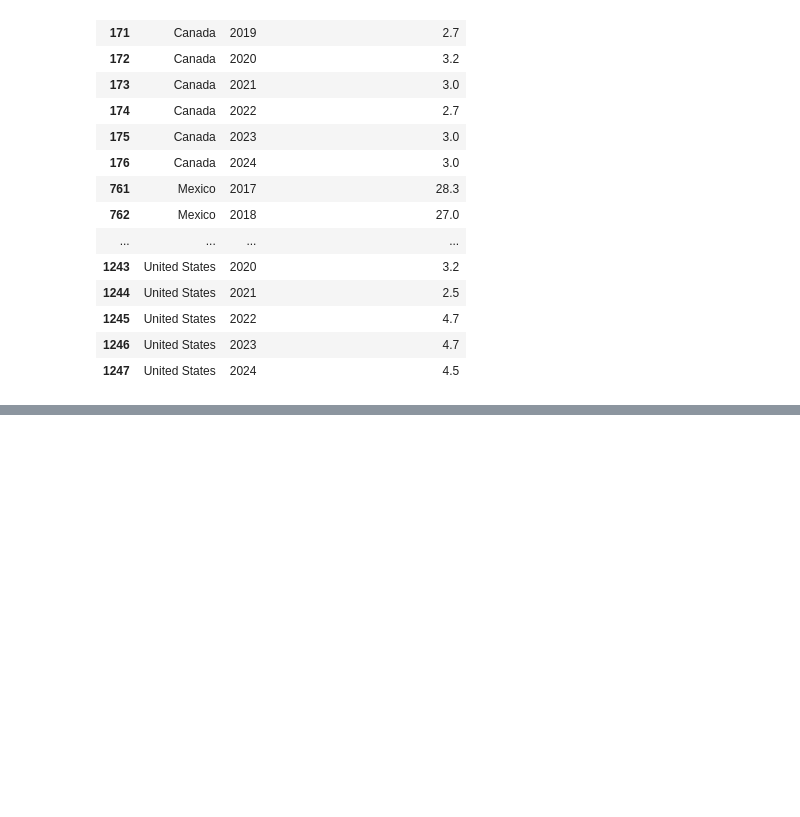
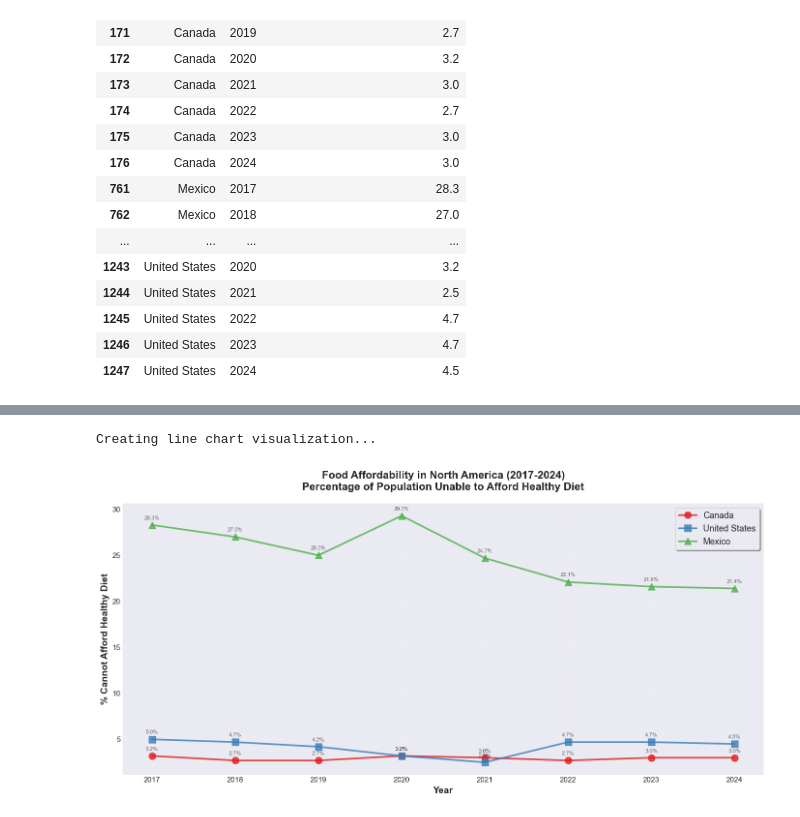
Before and after one commit to khfong26/Sta160-Group-Project, a Jupyter notebook: notebooks/our_World_data_cleaning.ipynb, the cells around one changed output, grey strips where cells are left out. Cells and saved outputs as stored; diff of their text form; code cells hidden in the pictures; blank space fills up the shorter version.

Commit message:
clean data
clean data

```diff
--- a/notebooks/our_World_data_cleaning.ipynb
+++ b/notebooks/our_World_data_cleaning.ipynb
@@ -684,0 +734,47 @@ dtype: int64
+# %%
+print("\nCreating line chart visualization...")
+
+plt.figure(figsize=(14, 7))
+
+# Define colors and markers for each country
+colors = {'Canada': '#E41A1C', 'United States': '#377EB8', 'Mexico': '#4DAF4A'}
+markers = {'Canada': 'o', 'United States': 's', 'Mexico': '^'}
+
+# Plot each country
+for country in ['Canada', 'United States', 'Mexico']:
+    country_data = north_america_clean[north_america_clean['Country'] == country]
+    plt.plot(country_data['Year'],
+             country_data['Cannot_Afford_Healthy_Diet_Pct'],
+             marker=markers[country],
+             color=colors[country],
+             linewidth=2.5,
+             markersize=10,
+             label=country,
+             alpha=0.8)
+
+plt.xlabel('Year', fontsize=14, fontweight='bold')
+plt.ylabel('% Cannot Afford Healthy Diet', fontsize=14, fontweight='bold')
+plt.title('Food Affordability in North America (2017-2024)\nPercentage of Population Unable to Afford Healthy Diet',
+          fontsize=16, fontweight='bold', pad=20)
+plt.legend(fontsize=13, loc='best', frameon=True, shadow=True, fancybox=True)
+plt.grid(True, alpha=0.3, linestyle='--')
+plt.xticks(north_america_clean['Year'].unique(), fontsize=11)
+plt.yticks(fontsize=11)
+
+# Add value labels on points
+for country in ['Canada', 'United States', 'Mexico']:
+    country_data = north_america_clean[north_america_clean['Country'] == country]
+    for _, row in country_data.iterrows():
+        plt.annotate(f'{row["Cannot_Afford_Healthy_Diet_Pct"]:.1f}%',
+                    (row['Year'], row['Cannot_Afford_Healthy_Diet_Pct']),
+                    textcoords="offset points",
+                    xytext=(0, 8),
+                    ha='center',
+                    fontsize=8,
+                    alpha=0.7)
+
+plt.tight_layout()
+plt.show()
+# %% [output]
+Creating line chart visualization...
+[figure, added]
```
Also changed, not shown: parts of 3 cells of this notebook, 2 other files.
